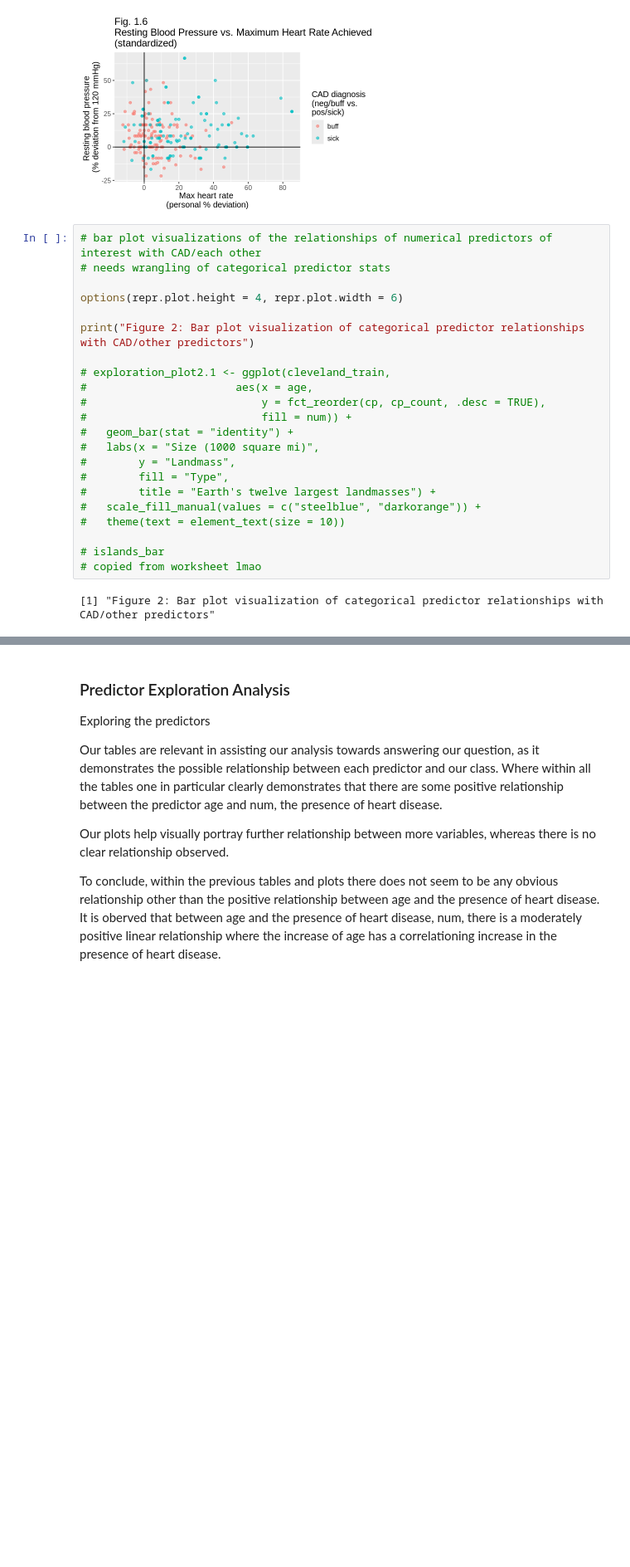
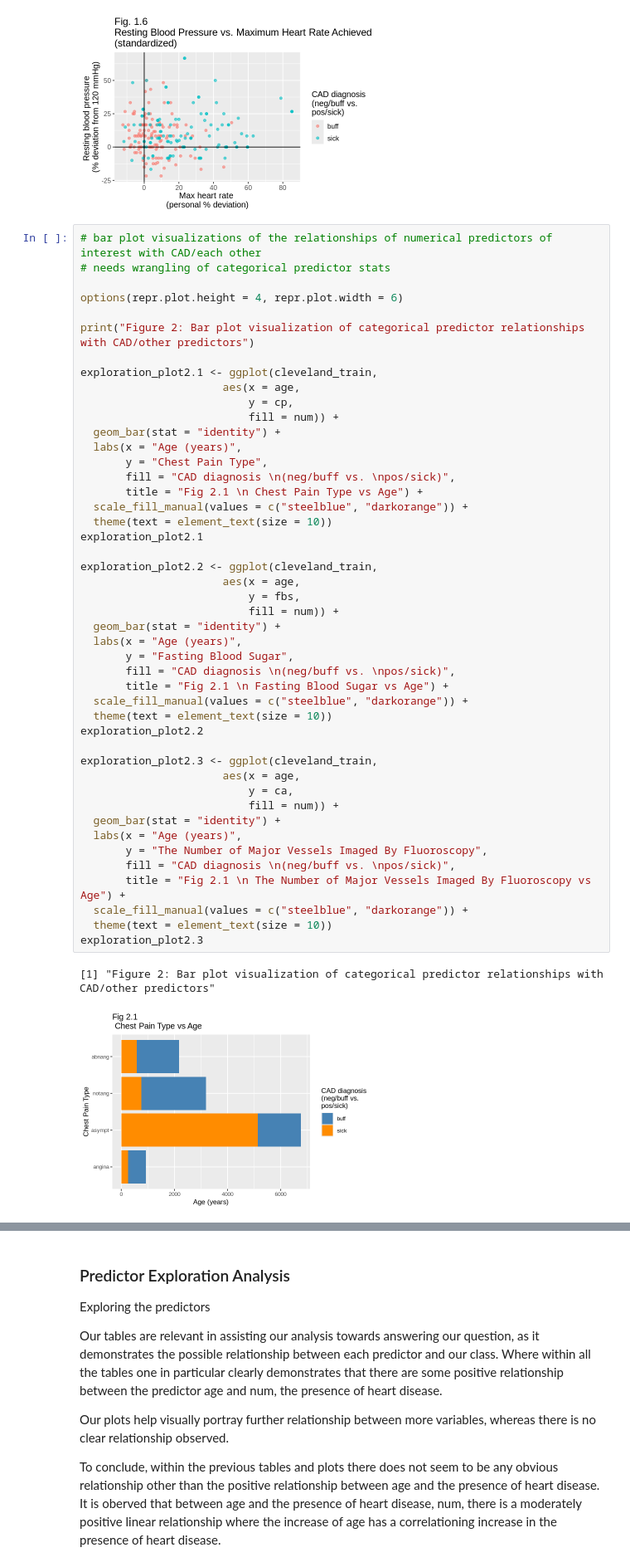
Before and after one commit to JennWan/Group_Project, a Jupyter notebook: newcleveland_2.ipynb, the cells around one changed output, grey strips where cells are left out. Shown at 83% size. Cells and saved outputs as stored; diff of their text form; blank space fills up the shorter version.

Commit message:
Bar Graph viz

```diff
--- a/newcleveland_2.ipynb
+++ b/newcleveland_2.ipynb
@@ -597,24 +597,49 @@ exploration_plot1.6
 # %%
 # bar plot visualizations of the relationships of numerical predictors of interest with CAD/each other
 # needs wrangling of categorical predictor stats
 
 options(repr.plot.height = 4, repr.plot.width = 6)
 
 print("Figure 2: Bar plot visualization of categorical predictor relationships with CAD/other predictors")
 
-# exploration_plot2.1 <- ggplot(cleveland_train,
-#                       aes(x = age,
-#                           y = fct_reorder(cp, cp_count, .desc = TRUE),
-#                           fill = num)) +
-#   geom_bar(stat = "identity") +
-#   labs(x = "Size (1000 square mi)",
-#        y = "Landmass",
-#        fill = "Type",
-#        title = "Earth's twelve largest landmasses") +
-#   scale_fill_manual(values = c("steelblue", "darkorange")) +
-#   theme(text = element_text(size = 10))
+exploration_plot2.1 <- ggplot(cleveland_train,
+                      aes(x = age,
+                          y = cp,
+                          fill = num)) +
+  geom_bar(stat = "identity") +
+  labs(x = "Age (years)",
+       y = "Chest Pain Type",
+       fill = "CAD diagnosis \n(neg/buff vs. \npos/sick)",
+       title = "Fig 2.1 \n Chest Pain Type vs Age") +
+  scale_fill_manual(values = c("steelblue", "darkorange")) +
+  theme(text = element_text(size = 10))
+exploration_plot2.1
 
-# islands_bar
-# copied from worksheet lmao
+exploration_plot2.2 <- ggplot(cleveland_train,
+                      aes(x = age,
+                          y = fbs,
+                          fill = num)) +
+  geom_bar(stat = "identity") +
+  labs(x = "Age (years)",
+       y = "Fasting Blood Sugar",
+       fill = "CAD diagnosis \n(neg/buff vs. \npos/sick)",
+       title = "Fig 2.1 \n Fasting Blood Sugar vs Age") +
+  scale_fill_manual(values = c("steelblue", "darkorange")) +
+  theme(text = element_text(size = 10))
+exploration_plot2.2
+
+exploration_plot2.3 <- ggplot(cleveland_train,
+                      aes(x = age,
+                          y = ca,
+                          fill = num)) +
+  geom_bar(stat = "identity") +
+  labs(x = "Age (years)",
+       y = "The Number of Major Vessels Imaged By Fluoroscopy",
+       fill = "CAD diagnosis \n(neg/buff vs. \npos/sick)",
+       title = "Fig 2.1 \n The Number of Major Vessels Imaged By Fluoroscopy vs Age") +
+  scale_fill_manual(values = c("steelblue", "darkorange")) +
+  theme(text = element_text(size = 10))
+exploration_plot2.3
 # %% [output]
 [1] "Figure 2: Bar plot visualization of categorical predictor relationships with CAD/other predictors"
+[figure, added]
```
Also changed, not shown: parts of 1 cell of this notebook.
